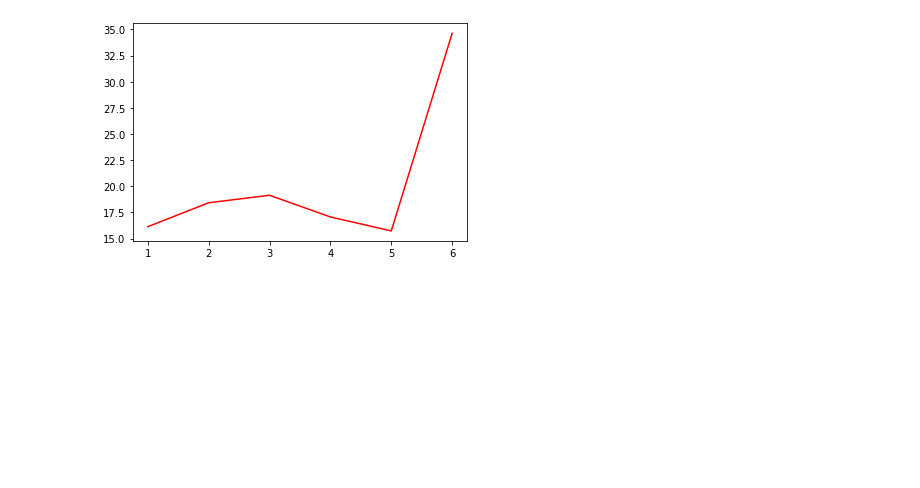
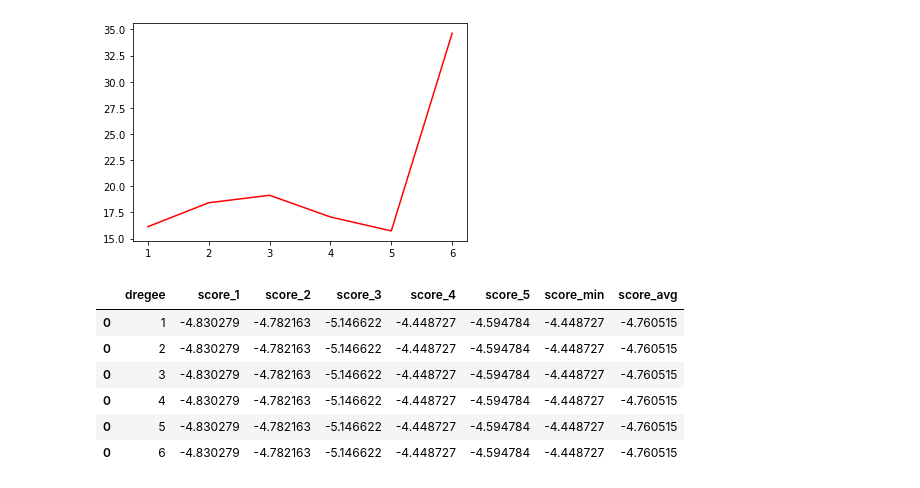
Before and after one commit to chavezma/untref_analisis_numerico, a Jupyter notebook: trabajo_practico_03.ipynb, the cells around one changed output. Drawn from its saved outputs; the diff is of its cells as text; code cells hidden in the pictures; blank space fills up the shorter version.

```diff
--- a/trabajo_practico_03.ipynb
+++ b/trabajo_practico_03.ipynb
@@ -362,3 +362,49 @@ plt.plot(degrees, rmses, color='r')
 El gr(P)=5 es el que tiene menor RMSE=15.736026832315588
 [<matplotlib.lines.Line2D at 0x...>]
 [figure]
+# %%
+from sklearn.model_selection import cross_val_score, KFold
+
+x = df[['horsepower']]
+y = df[['mpg']]
+
+df_score = pd.DataFrame()
+
+degrees = np.arange(1, 7)
+
+def armar_reporte(df, deg, score):
+    df_temp = pd.DataFrame({
+        "dregee": [deg],
+        "score_1": [score[0]],
+        "score_2": [score[1]],
+        "score_3": [score[2]],
+        "score_4": [score[3]],
+        "score_5": [score[4]],
+        "score_min": [max(score)],
+        "score_avg": [score.mean()]
+    })
+
+    df = pd.concat([df, df_temp])
+    return df
+
+for deg in degrees:
+    poly = PolynomialFeatures(degree=deg, include_bias=False)
+
+    x_train, x_test, y_train, y_test = train_test_split(x, y, test_size=0.2, random_state=0)
+    x_poly = poly.fit_transform(x_train)
+
+    poly = LinearRegression()
+    kf = KFold(n_splits=5)
+    score = cross_val_score(poly, x_test, y_test, scoring="neg_root_mean_squared_error", cv=kf)
+
+    df_score = armar_reporte(df_score, deg, score)
+
+df_score
+# %% [output]
+|  | dregee | score_1 | score_2 | score_3 | score_4 | score_5 | score_min | score_avg |
+| 0 | 1 | -4.830279 | -4.782163 | -5.146622 | -4.448727 | -4.594784 | -4.448727 | -4.760515 |
+| 0 | 2 | -4.830279 | -4.782163 | -5.146622 | -4.448727 | -4.594784 | -4.448727 | -4.760515 |
+| 0 | 3 | -4.830279 | -4.782163 | -5.146622 | -4.448727 | -4.594784 | -4.448727 | -4.760515 |
+| 0 | 4 | -4.830279 | -4.782163 | -5.146622 | -4.448727 | -4.594784 | -4.448727 | -4.760515 |
+| 0 | 5 | -4.830279 | -4.782163 | -5.146622 | -4.448727 | -4.594784 | -4.448727 | -4.760515 |
+| 0 | 6 | -4.830279 | -4.782163 | -5.146622 | -4.448727 | -4.594784 | -4.448727 | -4.760515 |
```
Also changed, not shown: parts of 1 cell of this notebook.
